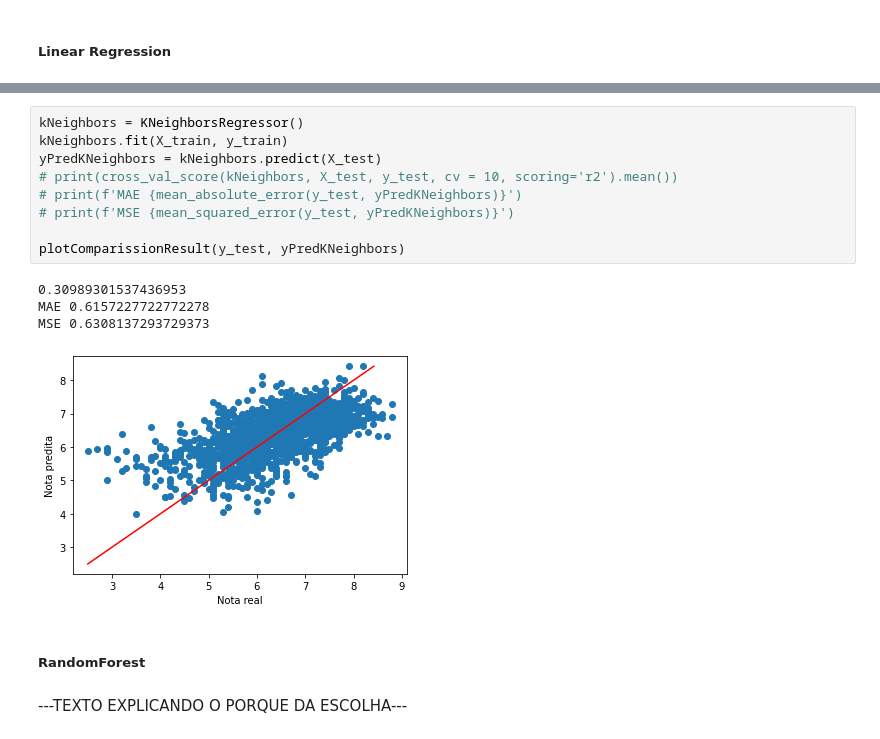
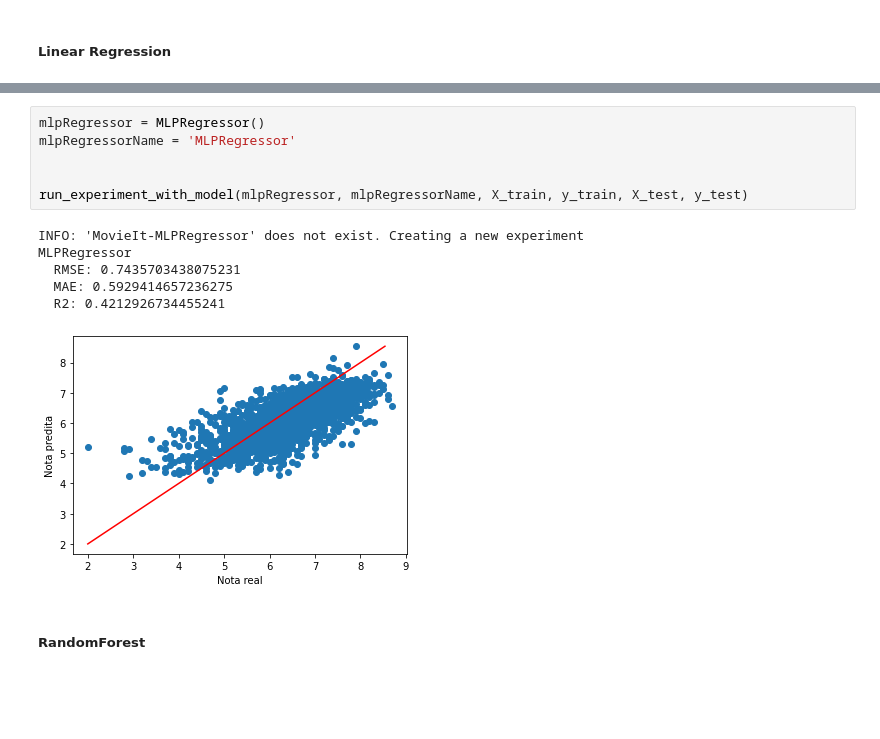
Before and after one commit to JonatasDeOliveira/movie-it, a Jupyter notebook: MovieItProjeto2.ipynb, the cells around one changed output, grey strips where cells are left out. Drawn from its saved outputs; the diff is of its cells as text; blank space fills up the shorter version.

```diff
--- a/MovieItProjeto2.ipynb
+++ b/MovieItProjeto2.ipynb
@@ -1109,18 +1211,15 @@ MSE 0.8642293729372938
-# %%
-kNeighbors = KNeighborsRegressor()
-kNeighbors.fit(X_train, y_train)
-yPredKNeighbors = kNeighbors.predict(X_test)
-# print(cross_val_score(kNeighbors, X_test, y_test, cv = 10, scoring='r2').mean())
-# print(f'MAE {mean_absolute_error(y_test, yPredKNeighbors)}')
-# print(f'MSE {mean_squared_error(y_test, yPredKNeighbors)}')
-
-plotComparissionResult(y_test, yPredKNeighbors)
-# %% [output]
-0.30989301537436953
-MAE 0.6157227722772278
-MSE 0.6308137293729373
-[figure, removed]
+# %%
+mlpRegressor = MLPRegressor()
+mlpRegressorName = 'MLPRegressor'
+
+
+run_experiment_with_model(mlpRegressor, mlpRegressorName, X_train, y_train, X_test, y_test)
+# %% [output]
+INFO: 'MovieIt-MLPRegressor' does not exist. Creating a new experiment
+MLPRegressor
+  RMSE: 0.7435703438075231
+  MAE: 0.5929414657236275
+  R2: 0.4212926734455241
+[figure, added]
 # %% [markdown]
 ##### RandomForest
-# %% [markdown]
- ---TEXTO EXPLICANDO O PORQUE DA ESCOLHA---
```
Also changed, not shown: parts of 64 cells of this notebook.
